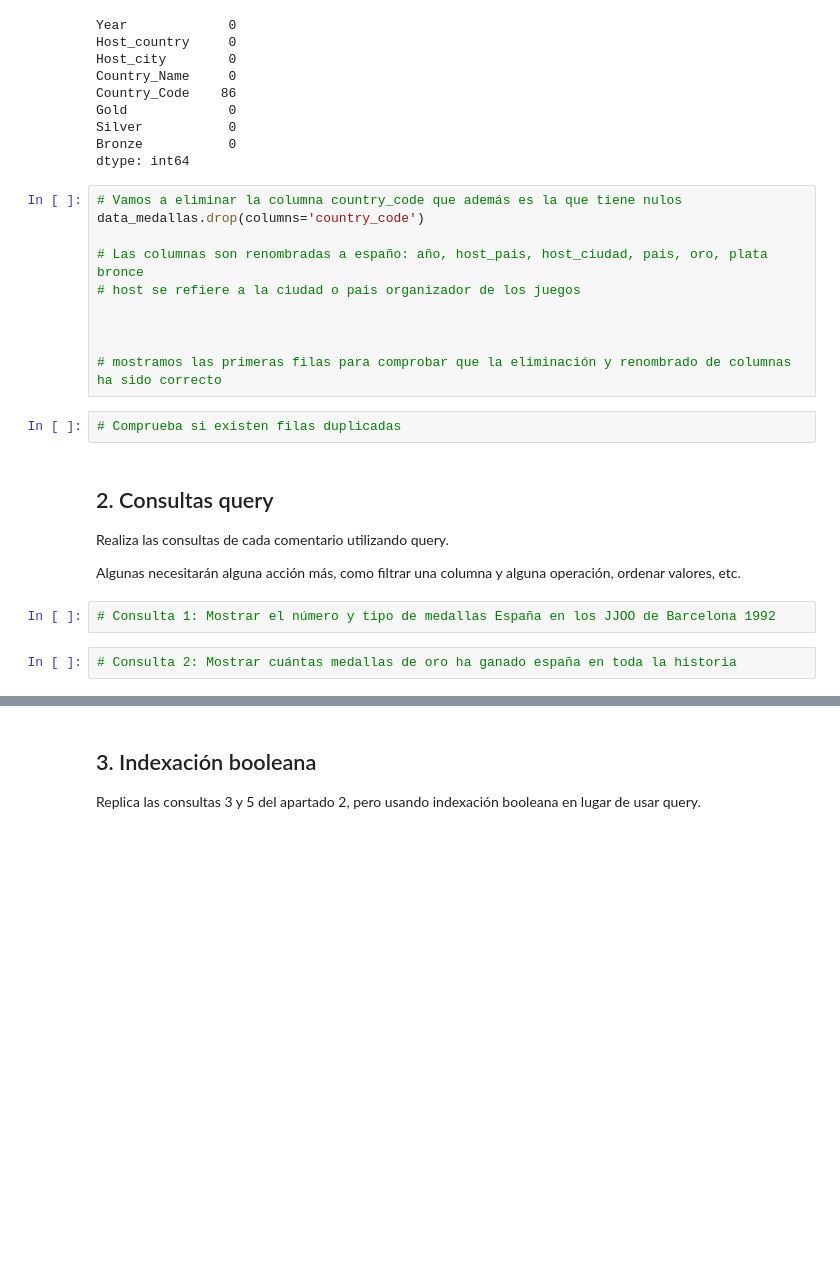
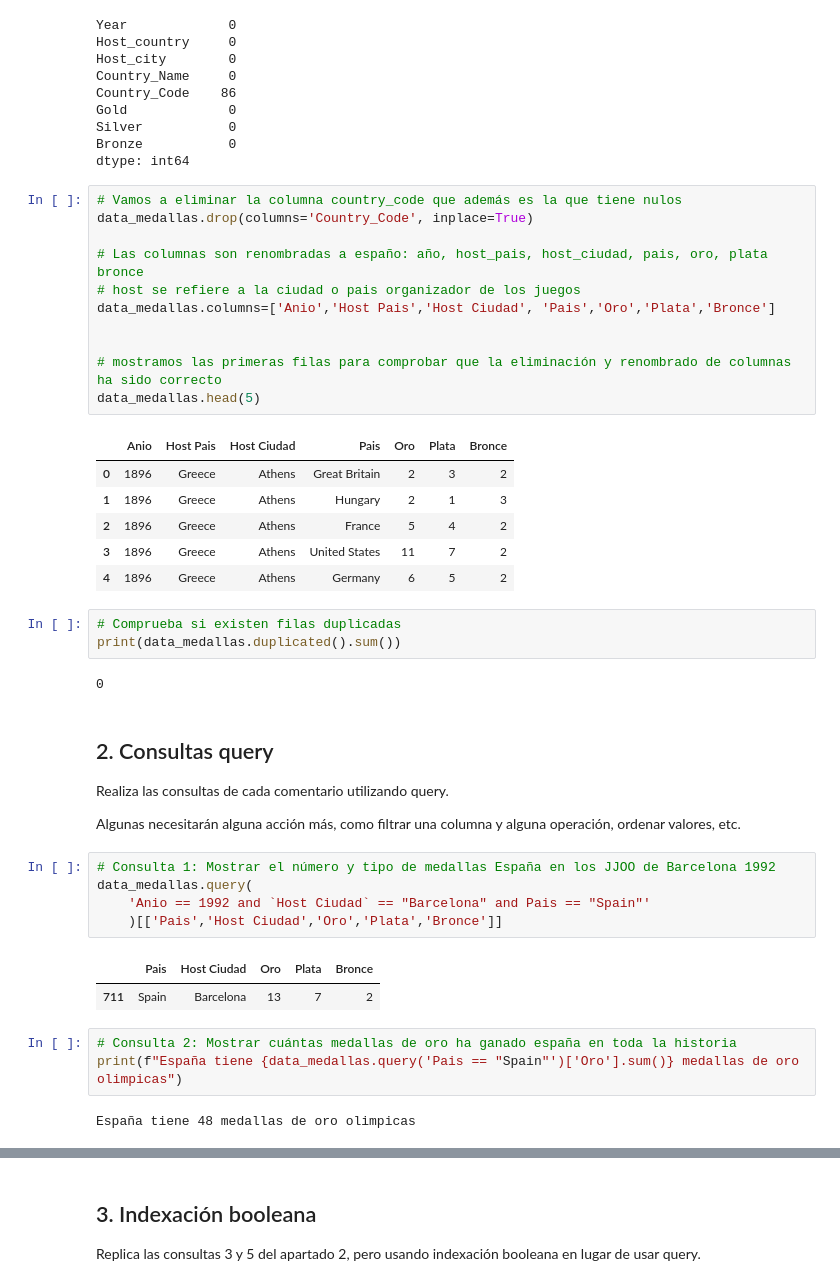
Before and after one commit to Animska/PYthon, a Jupyter notebook: Pedro/entorno python/ejercicios/AD_TEMA2/Preparacion/TrabajoFInal/enunciado_trabajo_T2.ipynb, the cells around one changed output, grey strips where cells are left out. Saved outputs shown, nothing was run; the diff lists cells and outputs as text; blank space fills up the shorter version.

```diff
--- a/Pedro/entorno python/ejercicios/AD_TEMA2/Preparacion/TrabajoFInal/enunciado_trabajo_T2.ipynb
+++ b/Pedro/entorno python/ejercicios/AD_TEMA2/Preparacion/TrabajoFInal/enunciado_trabajo_T2.ipynb
@@ -47,16 +47,27 @@ Bronze           0
 dtype: int64
 # %%
 # Vamos a eliminar la columna country_code que además es la que tiene nulos
-data_medallas.drop(columns='country_code')
+data_medallas.drop(columns='Country_Code', inplace=True)
 
 # Las columnas son renombradas a españo: año, host_pais, host_ciudad, pais, oro, plata bronce
 # host se refiere a la ciudad o pais organizador de los juegos
-
+data_medallas.columns=['Anio','Host Pais','Host Ciudad', 'Pais','Oro','Plata','Bronce']
 
 
 # mostramos las primeras filas para comprobar que la eliminación y renombrado de columnas ha sido correcto
+data_medallas.head(5)
+# %% [output]
+|  | Anio | Host Pais | Host Ciudad | Pais | Oro | Plata | Bronce |
+| 0 | 1896 | Greece | Athens | Great Britain | 2 | 3 | 2 |
+| 1 | 1896 | Greece | Athens | Hungary | 2 | 1 | 3 |
+| 2 | 1896 | Greece | Athens | France | 5 | 4 | 2 |
+| 3 | 1896 | Greece | Athens | United States | 11 | 7 | 2 |
+| 4 | 1896 | Greece | Athens | Germany | 6 | 5 | 2 |
 # %%
 # Comprueba si existen filas duplicadas
+print(data_medallas.duplicated().sum())
+# %% [output]
+0
 # %% [markdown]
 ## 2. Consultas query
 Realiza las consultas de cada comentario utilizando query.
@@ -64,7 +75,16 @@ Realiza las consultas de cada comentario utilizando query.
 Algunas necesitarán alguna acción más, como filtrar una columna y alguna operación, ordenar valores, etc.
 # %%
 # Consulta 1: Mostrar el número y tipo de medallas España en los JJOO de Barcelona 1992
+data_medallas.query(
+    'Anio == 1992 and `Host Ciudad` == "Barcelona" and Pais == "Spain"'
+    )[['Pais','Host Ciudad','Oro','Plata','Bronce']]
+# %% [output]
+|  | Pais | Host Ciudad | Oro | Plata | Bronce |
+| 711 | Spain | Barcelona | 13 | 7 | 2 |
 # %%
 # Consulta 2: Mostrar cuántas medallas de oro ha ganado españa en toda la historia
+print(f"España tiene {data_medallas.query('Pais == "Spain"')['Oro'].sum()} medallas de oro olimpicas")
+# %% [output]
+España tiene 48 medallas de oro olimpicas
 # %%
 # Consulta 3: Mostrar el medallero de Atenas 2004 de forma descendente en columna medallas de oro.
```
Also changed, not shown: parts of 9 cells of this notebook, 8 other files.
